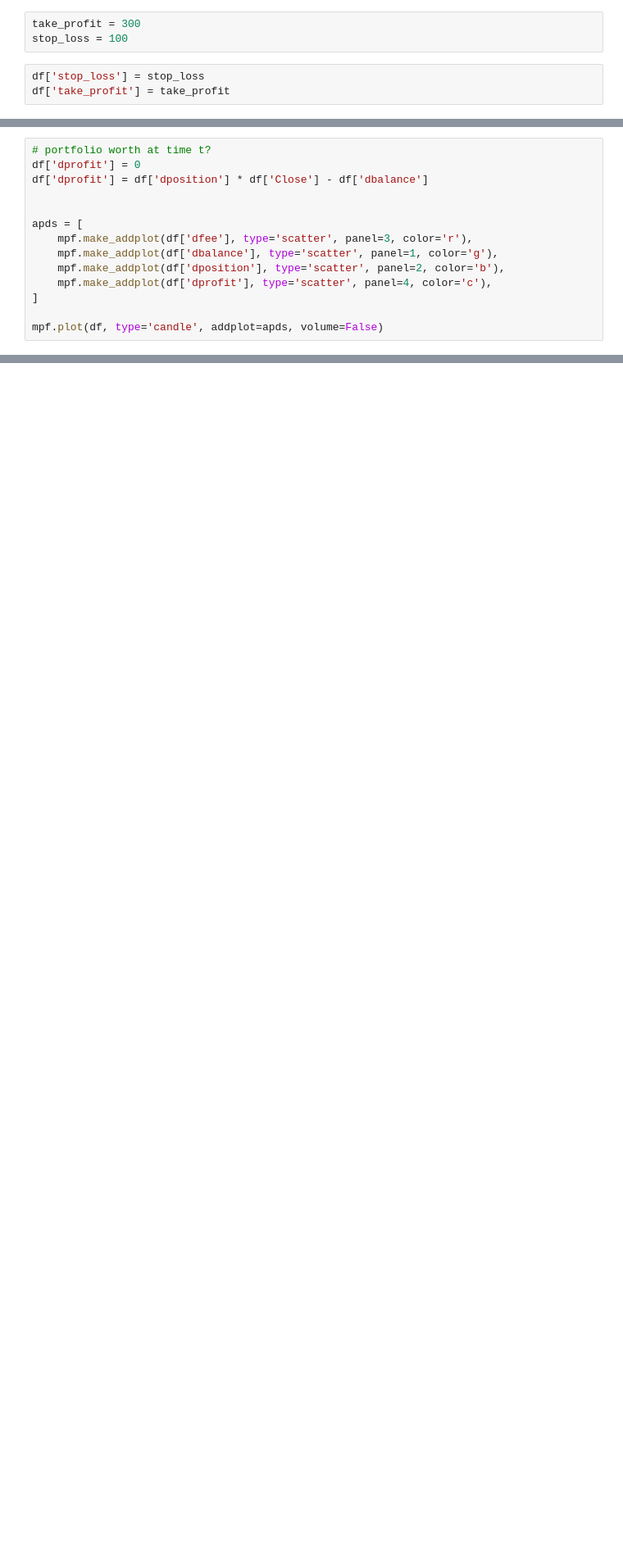
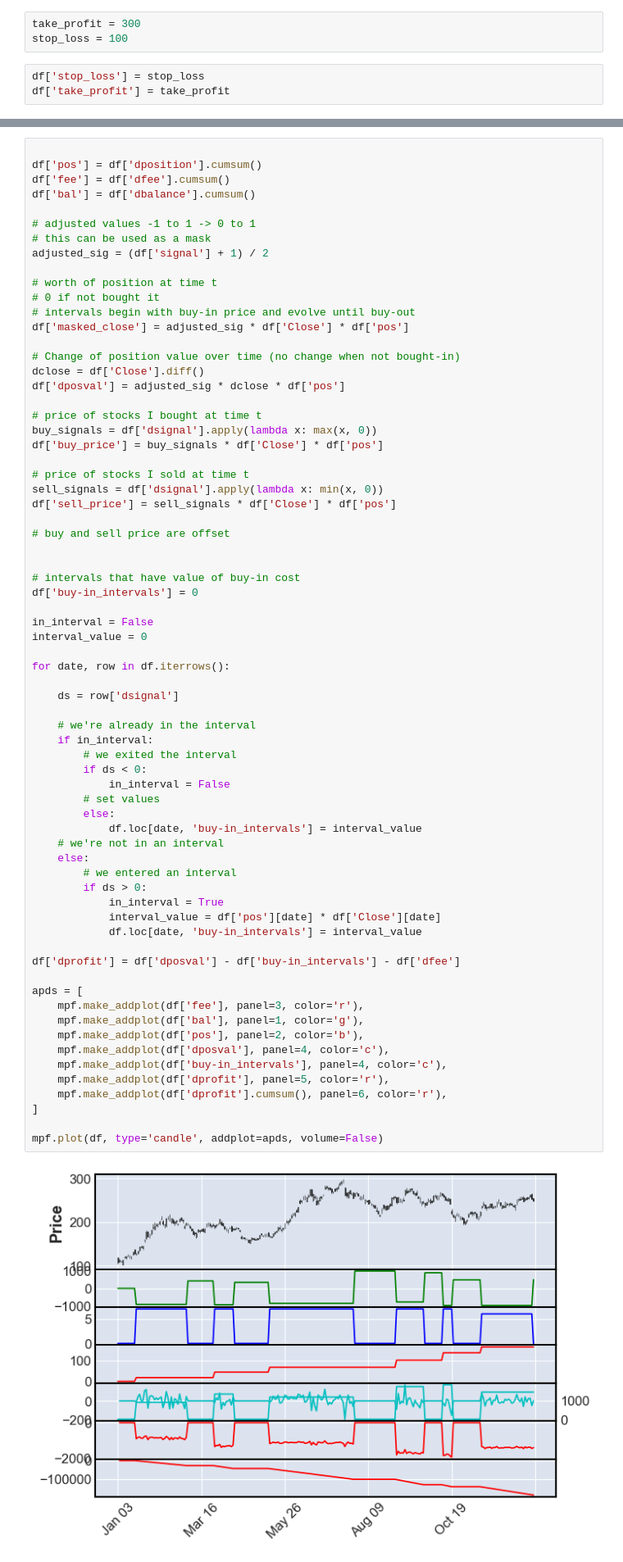
Before and after one commit to ArnasVaic/FI, a Jupyter notebook: lab3/main.ipynb, the cells around one changed output, grey strips where cells are left out. Shown at 82% size. Drawn from its saved outputs; the diff is of its cells as text; blank space fills up the shorter version.

```diff
--- a/lab3/main.ipynb
+++ b/lab3/main.ipynb
@@ -139,14 +149,0 @@ max price: 214.24
-# %%
-# portfolio worth at time t?
-df['dprofit'] = 0
-df['dprofit'] = df['dposition'] * df['Close'] - df['dbalance']
-
-
-apds = [
-    mpf.make_addplot(df['dfee'], type='scatter', panel=3, color='r'),
-    mpf.make_addplot(df['dbalance'], type='scatter', panel=1, color='g'),
-    mpf.make_addplot(df['dposition'], type='scatter', panel=2, color='b'),
-    mpf.make_addplot(df['dprofit'], type='scatter', panel=4, color='c'),
-]
-
-mpf.plot(df, type='candle', addplot=apds, volume=False)
@@ -194,0 +150,71 @@ DatetimeIndex(['2023-01-31 00:00:00-05:00', '2023-02-01 00:00:00-05:00',
+# %%
+
+df['pos'] = df['dposition'].cumsum()
+df['fee'] = df['dfee'].cumsum()
+df['bal'] = df['dbalance'].cumsum()
+
+# adjusted values -1 to 1 -> 0 to 1
+# this can be used as a mask
+adjusted_sig = (df['signal'] + 1) / 2
+
+# worth of position at time t
+# 0 if not bought it
+# intervals begin with buy-in price and evolve until buy-out
+df['masked_close'] = adjusted_sig * df['Close'] * df['pos']
+
+# Change of position value over time (no change when not bought-in)
+dclose = df['Close'].diff()
+df['dposval'] = adjusted_sig * dclose * df['pos']
+
+# price of stocks I bought at time t
+buy_signals = df['dsignal'].apply(lambda x: max(x, 0))
+df['buy_price'] = buy_signals * df['Close'] * df['pos']
+
+# price of stocks I sold at time t
+sell_signals = df['dsignal'].apply(lambda x: min(x, 0))
+df['sell_price'] = sell_signals * df['Close'] * df['pos']
+
+# buy and sell price are offset
+
+
+# intervals that have value of buy-in cost
+df['buy-in_intervals'] = 0
+
+in_interval = False
+interval_value = 0
+
+for date, row in df.iterrows():
+
+    ds = row['dsignal']
+
+    # we're already in the interval
+    if in_interval:
+        # we exited the interval
+        if ds < 0:
+            in_interval = False
+        # set values
+        else:
+            df.loc[date, 'buy-in_intervals'] = interval_value
+    # we're not in an interval
+    else:
+        # we entered an interval
+        if ds > 0:
+            in_interval = True
+            interval_value = df['pos'][date] * df['Close'][date]
+            df.loc[date, 'buy-in_intervals'] = interval_value
+
+df['dprofit'] = df['dposval'] - df['buy-in_intervals'] - df['dfee']
+
+apds = [
+    mpf.make_addplot(df['fee'], panel=3, color='r'),
+    mpf.make_addplot(df['bal'], panel=1, color='g'),
+    mpf.make_addplot(df['pos'], panel=2, color='b'),
+    mpf.make_addplot(df['dposval'], panel=4, color='c'),
+    mpf.make_addplot(df['buy-in_intervals'], panel=4, color='c'),
+    mpf.make_addplot(df['dprofit'], panel=5, color='r'),
+    mpf.make_addplot(df['dprofit'].cumsum(), panel=6, color='r'),
+]
+
+mpf.plot(df, type='candle', addplot=apds, volume=False)
+# %% [output]
+[figure, added]
```
Also changed, not shown: parts of 8 cells of this notebook.
